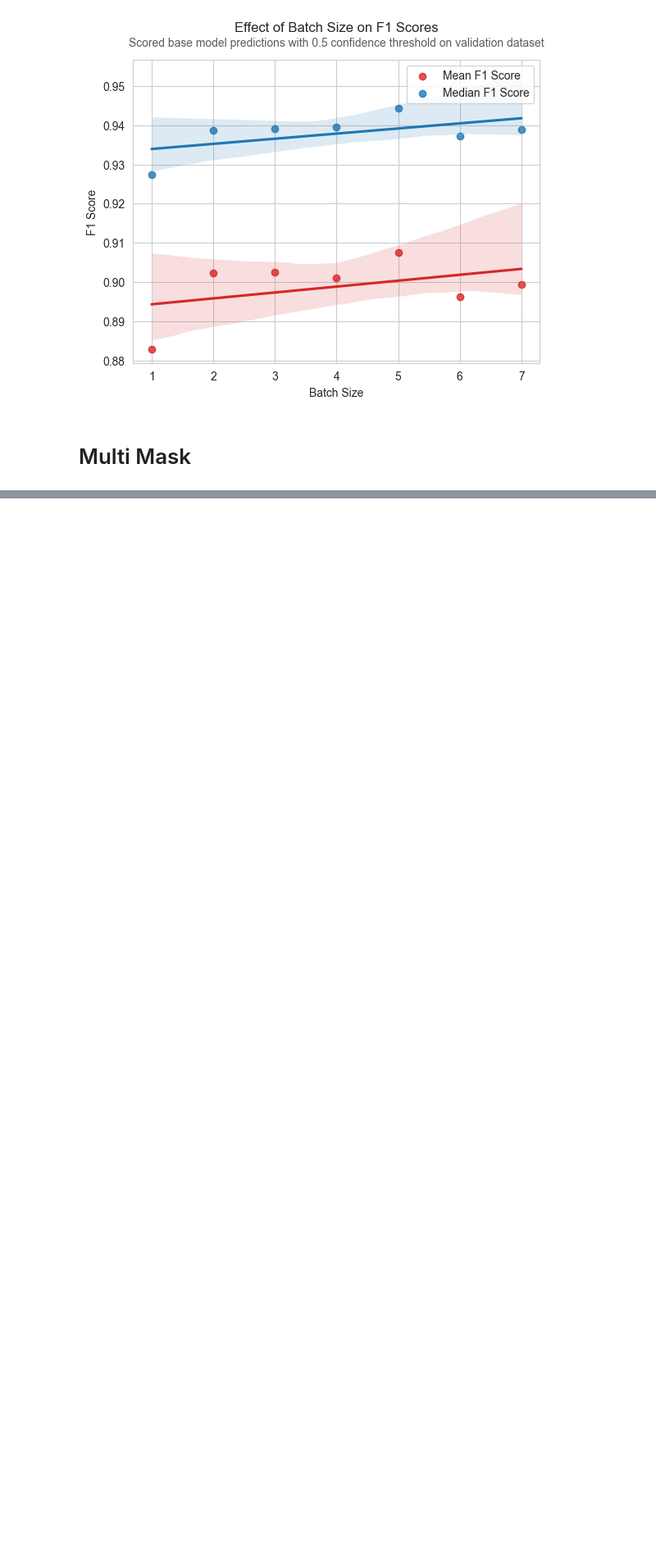
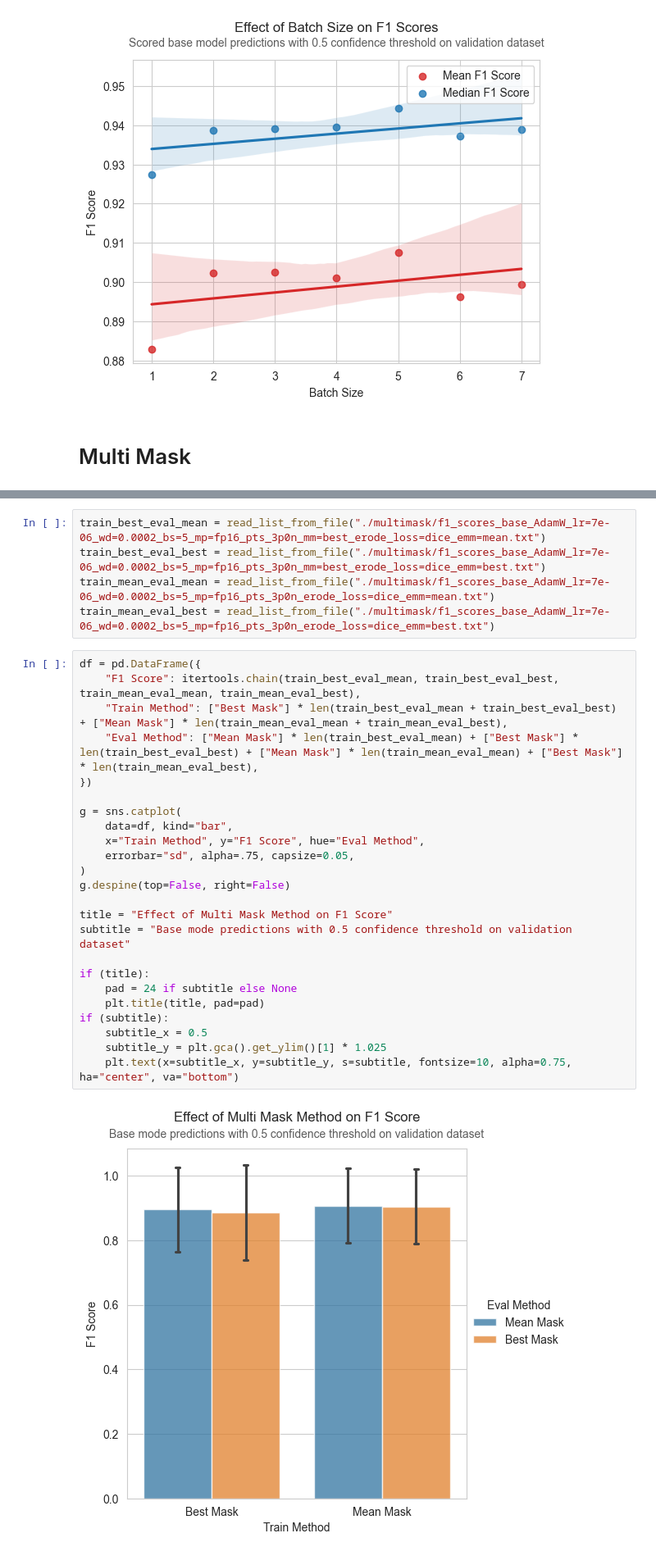
Before and after one commit to geo-smart/elwha_segmentation, a Jupyter notebook: book/experiments/plotting.ipynb, the cells around one changed output, grey strips where cells are left out. Shown: that part at 82% size. Cells and saved outputs as stored; diff of their text form; blank space fills up the shorter version.

```diff
--- a/book/experiments/plotting.ipynb
+++ b/book/experiments/plotting.ipynb
@@ -271,0 +289,31 @@ plot_scores_comparison(
+# %%
+train_best_eval_mean = read_list_from_file("./multimask/f1_scores_base_AdamW_lr=7e-06_wd=0.0002_bs=5_mp=fp16_pts_3p0n_mm=best_erode_loss=dice_emm=mean.txt")
+train_best_eval_best = read_list_from_file("./multimask/f1_scores_base_AdamW_lr=7e-06_wd=0.0002_bs=5_mp=fp16_pts_3p0n_mm=best_erode_loss=dice_emm=best.txt")
+train_mean_eval_mean = read_list_from_file("./multimask/f1_scores_base_AdamW_lr=7e-06_wd=0.0002_bs=5_mp=fp16_pts_3p0n_erode_loss=dice_emm=mean.txt")
+train_mean_eval_best = read_list_from_file("./multimask/f1_scores_base_AdamW_lr=7e-06_wd=0.0002_bs=5_mp=fp16_pts_3p0n_erode_loss=dice_emm=best.txt")
+# %%
+df = pd.DataFrame({
+    "F1 Score": itertools.chain(train_best_eval_mean, train_best_eval_best, train_mean_eval_mean, train_mean_eval_best),
+    "Train Method": ["Best Mask"] * len(train_best_eval_mean + train_best_eval_best) + ["Mean Mask"] * len(train_mean_eval_mean + train_mean_eval_best),
+    "Eval Method": ["Mean Mask"] * len(train_best_eval_mean) + ["Best Mask"] * len(train_best_eval_best) + ["Mean Mask"] * len(train_mean_eval_mean) + ["Best Mask"] * len(train_mean_eval_best),
+})
+
+g = sns.catplot(
+    data=df, kind="bar",
+    x="Train Method", y="F1 Score", hue="Eval Method",
+    errorbar="sd", alpha=.75, capsize=0.05,
+)
+g.despine(top=False, right=False)
+
+title = "Effect of Multi Mask Method on F1 Score"
+subtitle = "Base mode predictions with 0.5 confidence threshold on validation dataset"
+
+if (title):
+    pad = 24 if subtitle else None
+    plt.title(title, pad=pad)
+if (subtitle):
+    subtitle_x = 0.5
+    subtitle_y = plt.gca().get_ylim()[1] * 1.025
+    plt.text(x=subtitle_x, y=subtitle_y, s=subtitle, fontsize=10, alpha=0.75, ha="center", va="bottom")
+# %% [output]
+[figure, added]
```
Also changed, not shown: parts of 11 cells of this notebook, 7 other files.
